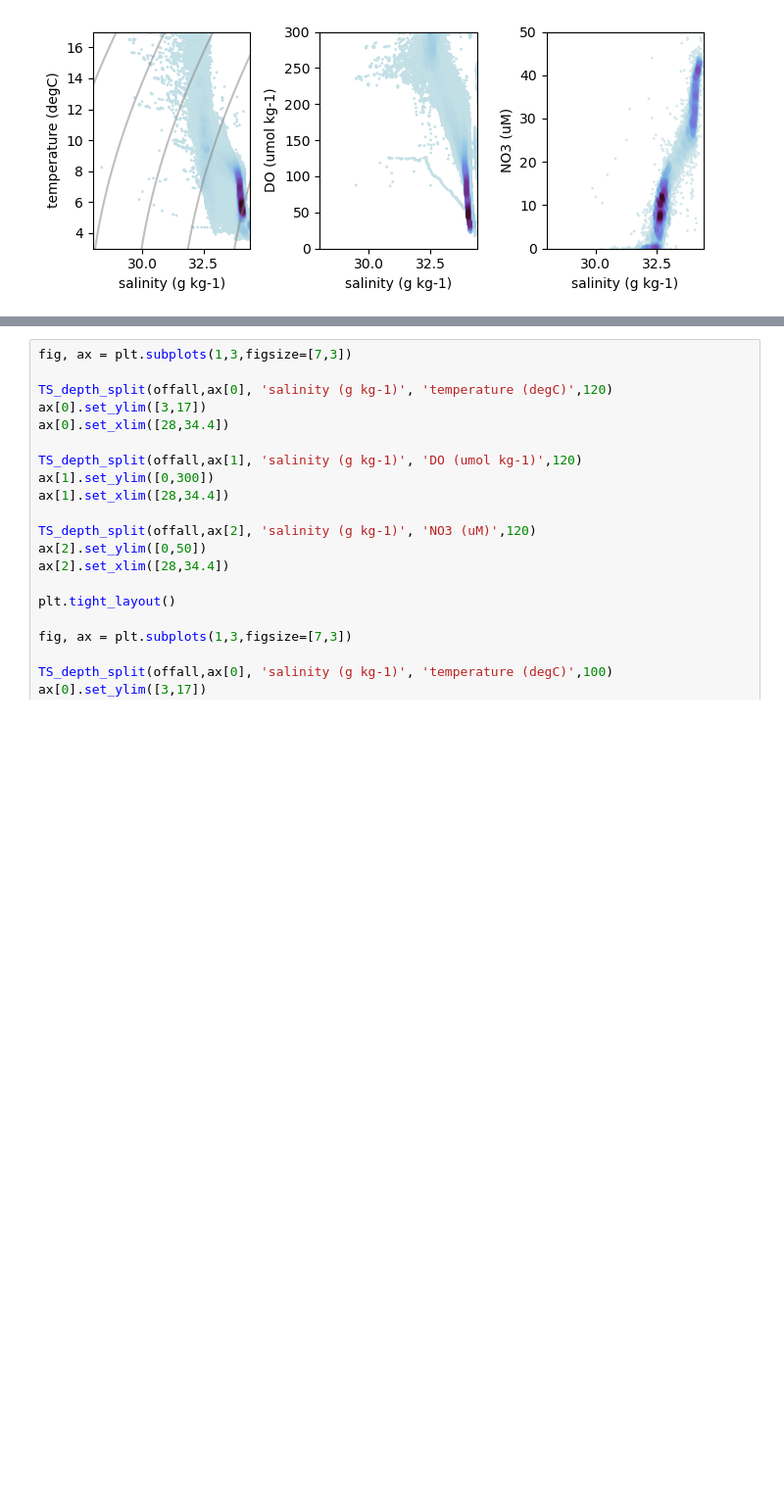
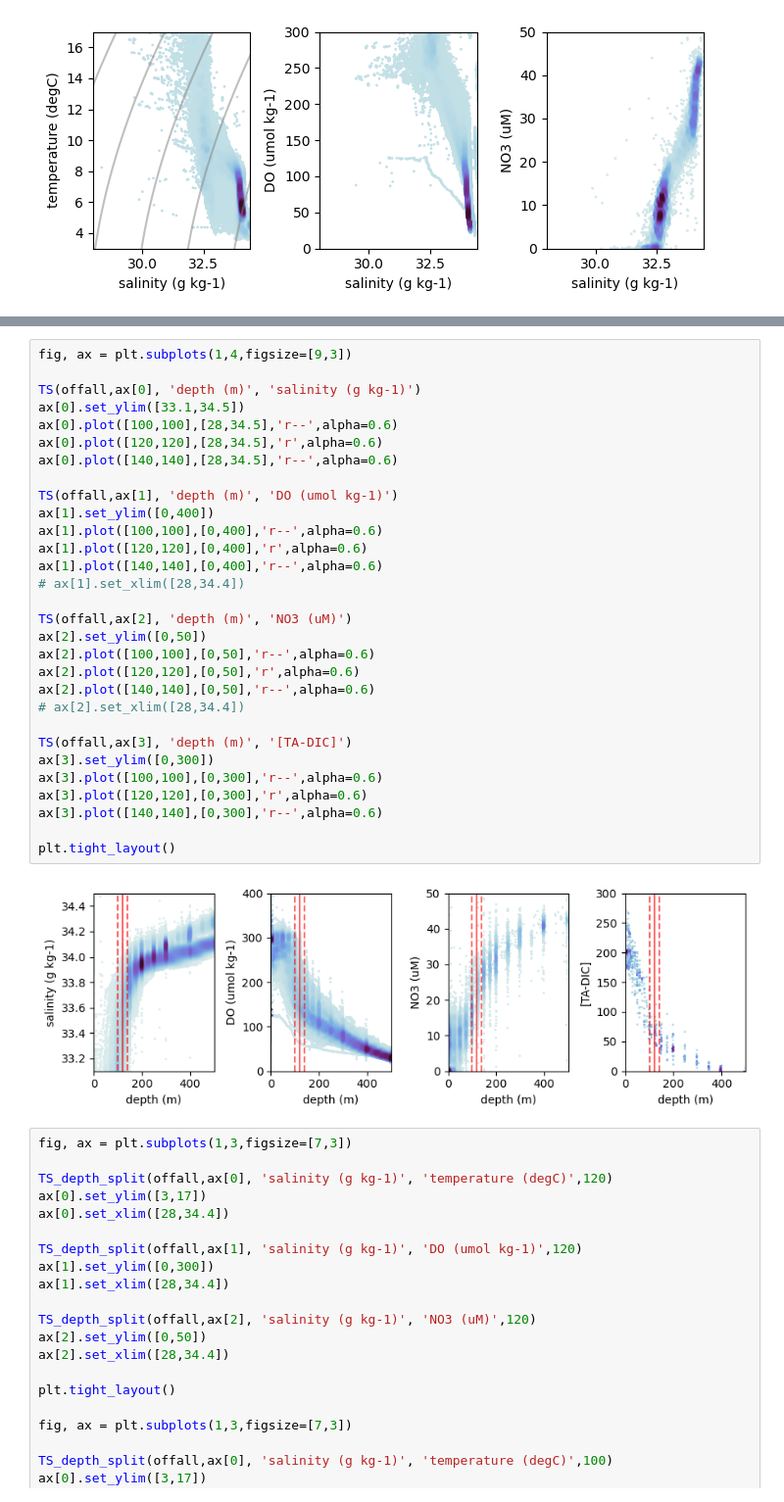
Before and after one commit to UBC-MOAD/analysis-becca, a Jupyter notebook: LiveOcean/tracers/wm_sensitivity.ipynb, the cells around one changed output, grey strips where cells are left out. Shown at 98% size. Saved outputs shown, nothing was run; the diff lists cells and outputs as text; blank space fills up the shorter version.

```diff
--- a/LiveOcean/tracers/wm_sensitivity.ipynb
+++ b/LiveOcean/tracers/wm_sensitivity.ipynb
@@ -378,3 +595,35 @@ plt.tight_layout()
+# %%
+fig, ax = plt.subplots(1,4,figsize=[9,3])
+
+TS(offall,ax[0], 'depth (m)', 'salinity (g kg-1)')
+ax[0].set_ylim([33.1,34.5])
+ax[0].plot([100,100],[28,34.5],'r--',alpha=0.6)
+ax[0].plot([120,120],[28,34.5],'r',alpha=0.6)
+ax[0].plot([140,140],[28,34.5],'r--',alpha=0.6)
+
+TS(offall,ax[1], 'depth (m)', 'DO (umol kg-1)')
+ax[1].set_ylim([0,400])
+ax[1].plot([100,100],[0,400],'r--',alpha=0.6)
+ax[1].plot([120,120],[0,400],'r',alpha=0.6)
+ax[1].plot([140,140],[0,400],'r--',alpha=0.6)
+# ax[1].set_xlim([28,34.4])
+
+TS(offall,ax[2], 'depth (m)', 'NO3 (uM)')
+ax[2].set_ylim([0,50])
+ax[2].plot([100,100],[0,50],'r--',alpha=0.6)
+ax[2].plot([120,120],[0,50],'r',alpha=0.6)
+ax[2].plot([140,140],[0,50],'r--',alpha=0.6)
+# ax[2].set_xlim([28,34.4])
+
+TS(offall,ax[3], 'depth (m)', '[TA-DIC]')
+ax[3].set_ylim([0,300])
+ax[3].plot([100,100],[0,300],'r--',alpha=0.6)
+ax[3].plot([120,120],[0,300],'r',alpha=0.6)
+ax[3].plot([140,140],[0,300],'r--',alpha=0.6)
+
+plt.tight_layout()
+# %% [output]
+[figure, added]
 # %%
 fig, ax = plt.subplots(1,3,figsize=[7,3])
 
```
Also changed, not shown: parts of 10 cells of this notebook, 2 other files.
